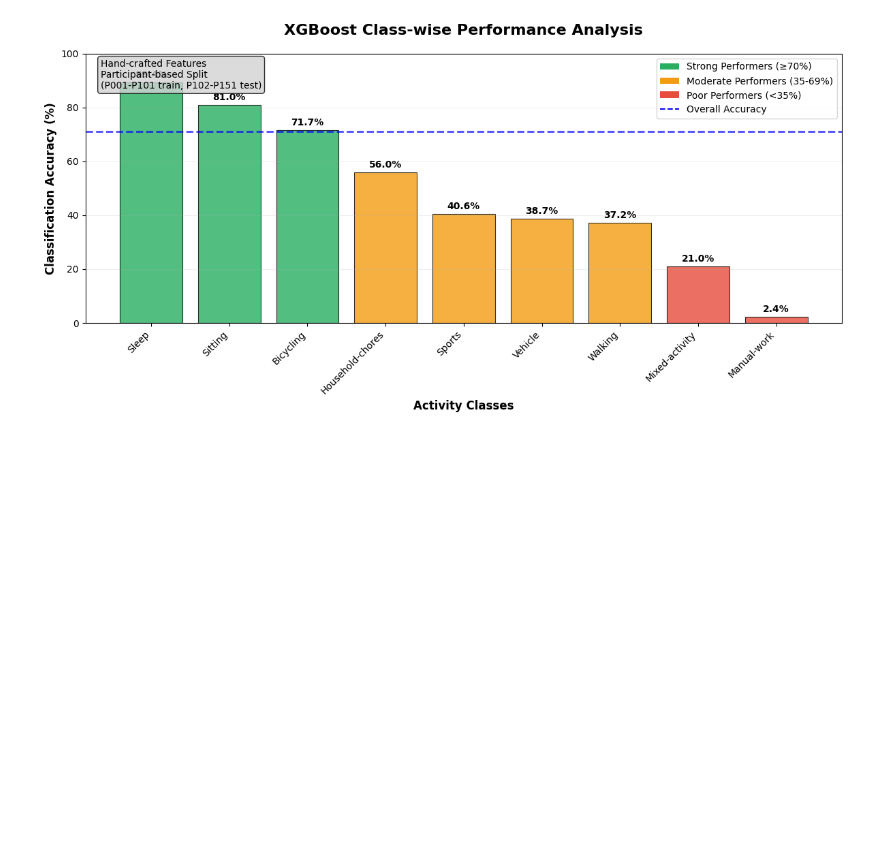
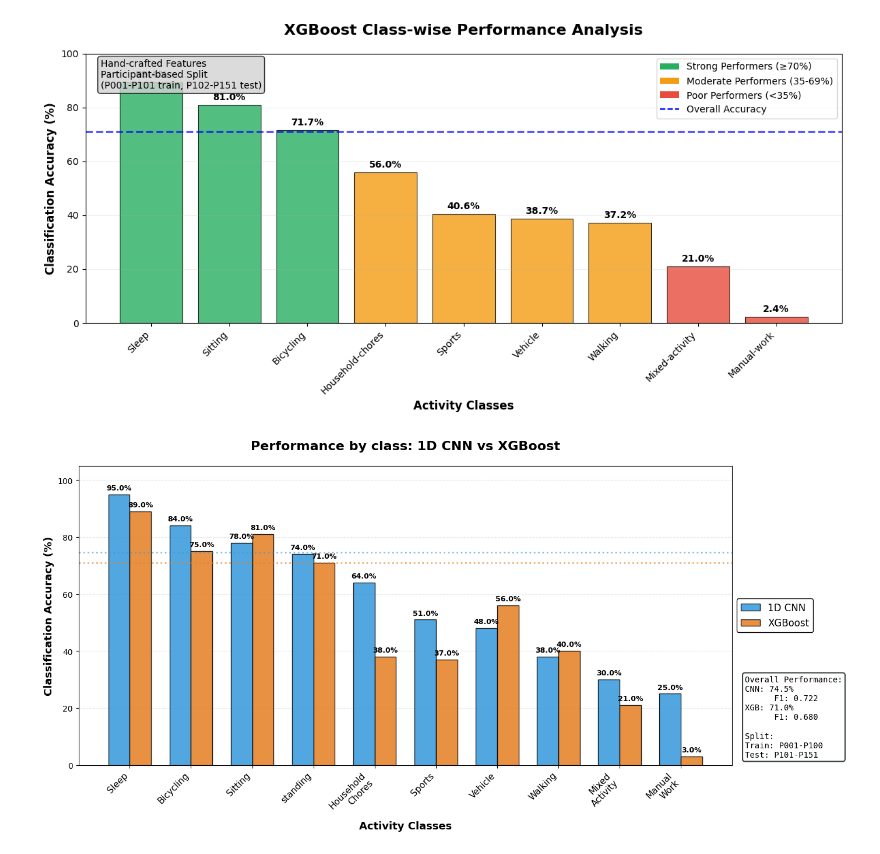
Before and after one commit to akash6murali/human-activity-recognition, a Jupyter notebook: eda/data-explorer-2.ipynb, the cells around one changed output. Saved outputs shown, nothing was run; the diff lists cells and outputs as text; code cells hidden in the pictures; blank space fills up the shorter version.

```diff
--- a/eda/data-explorer-2.ipynb
+++ b/eda/data-explorer-2.ipynb
@@ -281,3 +281,89 @@ plt.tight_layout()
 plt.show()
 # %% [output]
 [figure]
+# %%
+import matplotlib.pyplot as plt
+import numpy as np
+
+# Data
+activities = ['Sleep', 'Sitting', 'Bicycling', 'standing', 'Household\nChores', 'Sports',
+              'Vehicle', 'Walking', 'Mixed\nActivity', 'Manual\nWork']
+
+cnn_accuracies = [95, 78, 84, 74, 64, 51, 48, 38, 30, 25]
+xgb_accuracies = [89, 81, 75, 71, 38, 37, 56, 40, 21, 3]
+
+# Sort by CNN performance for better visualization
+sorted_indices = np.argsort(cnn_accuracies)[::-1]
+activities = [activities[i] for i in sorted_indices]
+cnn_accuracies = [cnn_accuracies[i] for i in sorted_indices]
+xgb_accuracies = [xgb_accuracies[i] for i in sorted_indices]
+
+# Create figure
+fig, ax = plt.subplots(figsize=(14, 7))
+
+# Bar positions
+x = np.arange(len(activities))
+width = 0.35
+
+# Create bars
+bars1 = ax.bar(x - width/2, cnn_accuracies, width,
+               label='1D CNN', color='#3498db', alpha=0.85, edgecolor='black', linewidth=1)
+bars2 = ax.bar(x + width/2, xgb_accuracies, width,
+               label='XGBoost', color='#e67e22', alpha=0.85, edgecolor='black', linewidth=1)
+
+# Add value labels on bars
+for bars in [bars1, bars2]:
+    for bar in bars:
+        height = bar.get_height()
+        ax.text(bar.get_x() + bar.get_width()/2., height + 1,
+                f'{height:.1f}%', ha='center', va='bottom', fontsize=9, fontweight='bold')
+
+# Customize plot
+ax.set_xlabel('Activity Classes', fontsize=13, fontweight='bold')
+ax.set_ylabel('Classification Accuracy (%)', fontsize=13, fontweight='bold')
+ax.set_title('Performance by class: 1D CNN vs XGBoost',
+             fontsize=16, fontweight='bold', pad=20)
+ax.set_xticks(x)
+ax.set_xticklabels(activities, rotation=45, ha='right', fontsize=11)
+ax.set_ylim(0, 105)
+
+# Add grid
+ax.grid(axis='y', alpha=0.3, linestyle='--', linewidth=0.8)
+ax.set_axisbelow(True)
+
+# Legend
+ax.legend(loc='upper right', fontsize=12, framealpha=0.95, edgecolor='black')
+
+# Add overall accuracy lines
+cnn_overall = 74.55
+xgb_overall = 71.0
+
+ax.axhline(y=cnn_overall, color='#3498db', linestyle=':', alpha=0.6, linewidth=2)
+ax.axhline(y=xgb_overall, color='#e67e22', linestyle=':', alpha=0.6, linewidth=2)
+
+# Legend positioned outside plot area
+ax.legend(loc='center left', bbox_to_anchor=(1, 0.5), fontsize=12,
+          framealpha=0.95, edgecolor='black')
+
+# Add text box with summary (moved to avoid overlap)
+textstr = '\n'.join([
+    'Overall Performance:',
+    f'CNN: {cnn_overall:.1f}%',
+    f'      F1: 0.722',
+    f'XGB: {xgb_overall:.1f}%',
+    f'      F1: 0.680',
+    '',
+    'Split:',
+    'Train: P001-P100',
+    'Test: P101-P151'
+])
+props = dict(boxstyle='round', facecolor='white', alpha=0.95,
+             edgecolor='#2d3436', linewidth=1.5)
+ax.text(1.02, 0.02, textstr, transform=ax.transAxes, fontsize=10,
+        verticalalignment='bottom', bbox=props, family='monospace')
+
+plt.tight_layout()
+plt.savefig('model_comparison_professional.png', dpi=300, bbox_inches='tight')
+plt.show()
+# %% [output]
+[figure, added]
```
Also changed, not shown: parts of 3 cells of this notebook, 6 other files.
